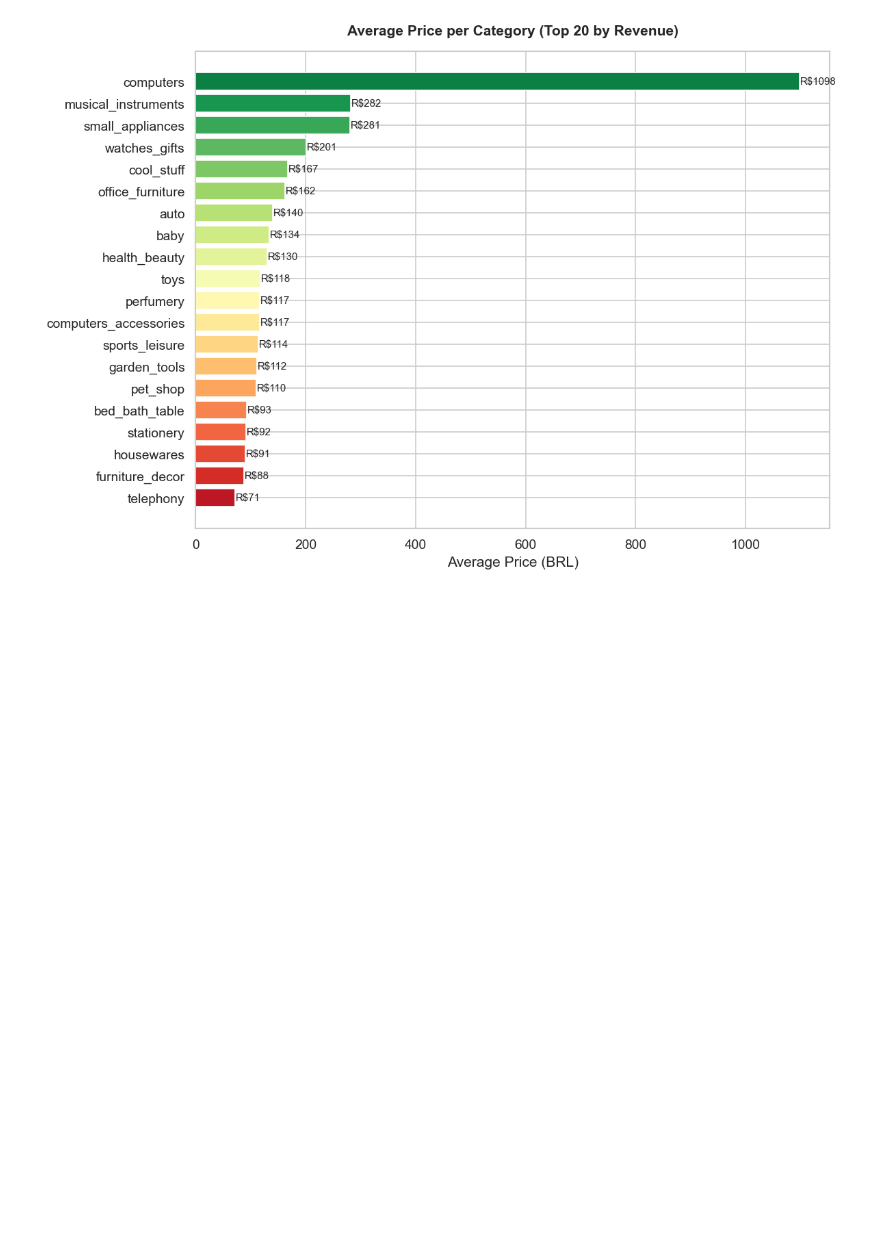
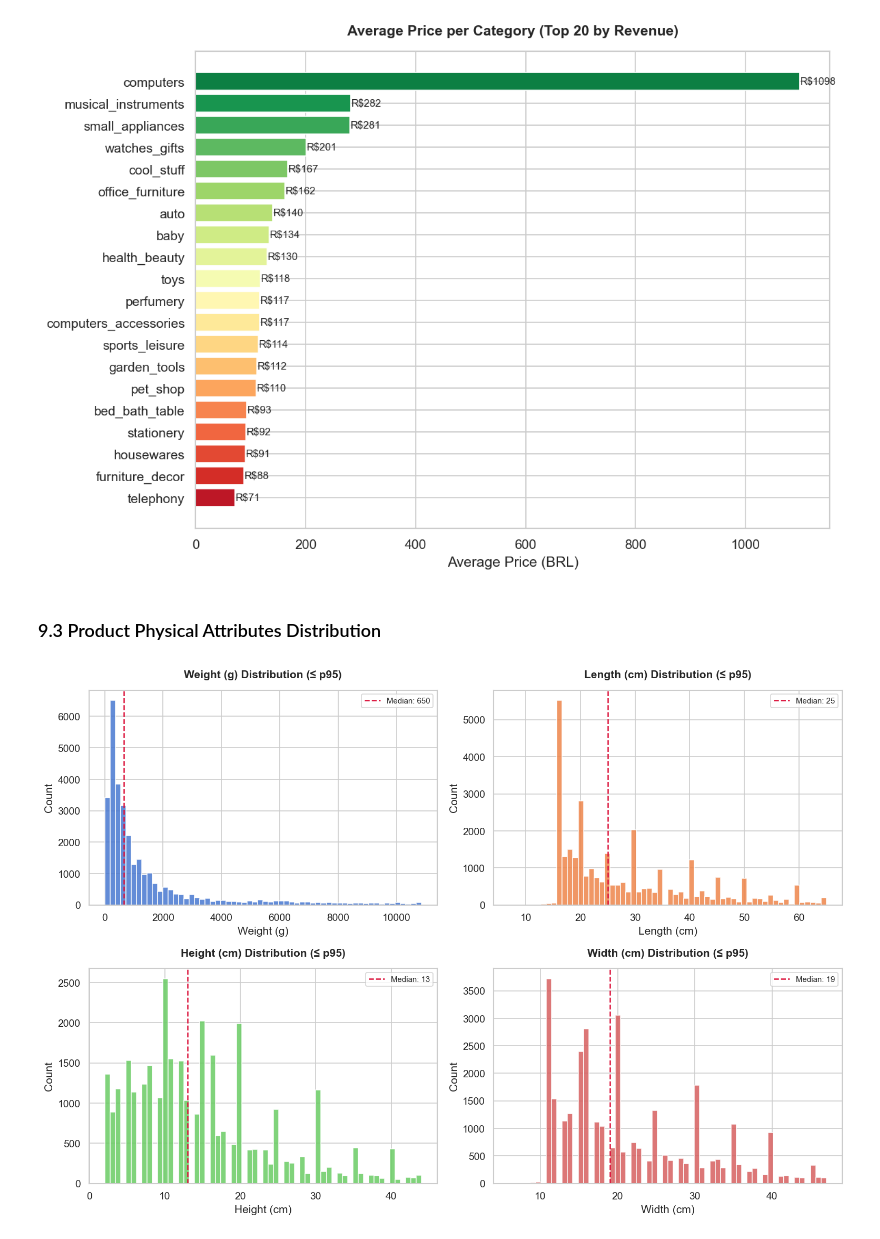
Before and after one commit to Malinda1/ecommerce-recommendation-spark, a Jupyter notebook: notebooks/01_data_loading_cleaning.ipynb, the cells around one changed output. Cells and saved outputs as stored; diff of their text form; code cells hidden in the pictures; blank space fills up the shorter version.

Commit message:
Created four plots for show product physical Attributes distribution

```diff
--- a/notebooks/01_data_loading_cleaning.ipynb
+++ b/notebooks/01_data_loading_cleaning.ipynb
@@ -692,3 +692,31 @@ plt.tight_layout()
 plt.show()
 # %% [output]
 [figure]
+# %% [markdown]
+### 9.3 Product Physical Attributes Distribution
+# %%
+phys_pd = df_products_raw.select(
+    'product_weight_g','product_length_cm','product_height_cm','product_width_cm'
+).toPandas()
+
+cols  = ['product_weight_g','product_length_cm','product_height_cm','product_width_cm']
+caps  = [phys_pd[c].quantile(0.95) for c in cols]   # clip at p95 for readability
+labels= ['Weight (g)','Length (cm)','Height (cm)','Width (cm)']
+
+fig, axes = plt.subplots(2, 2, figsize=(13, 9), dpi=FIG_DPI)
+axes = axes.flatten()
+
+for i, (col, cap, lbl) in enumerate(zip(cols, caps, labels)):
+    data = phys_pd[phys_pd[col] <= cap][col].dropna()
+    axes[i].hist(data, bins=60, color=sns.color_palette('muted')[i], edgecolor='white', alpha=0.85)
+    axes[i].axvline(data.median(), color='crimson', linestyle='--', linewidth=1.5,
+                    label=f'Median: {data.median():.0f}')
+    axes[i].set_title(f'{lbl} Distribution (≤ p95)', pad=TITLE_PAD, fontweight='bold')
+    axes[i].set_xlabel(lbl)
+    axes[i].set_ylabel('Count')
+    axes[i].legend(fontsize=9)
+
+plt.tight_layout()
+plt.show()
+# %% [output]
+[figure, added]
```
